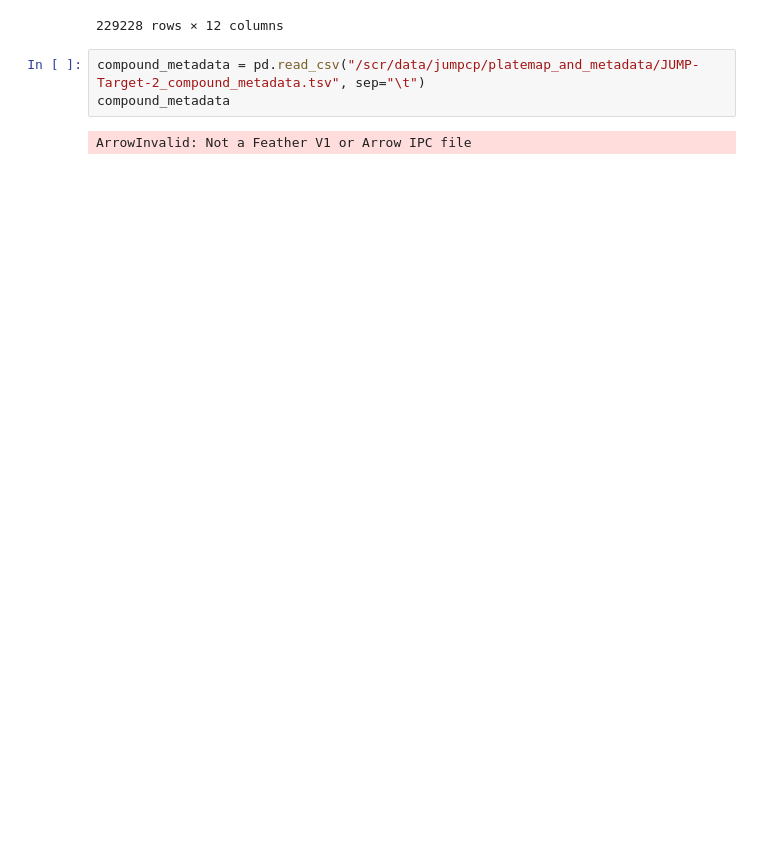
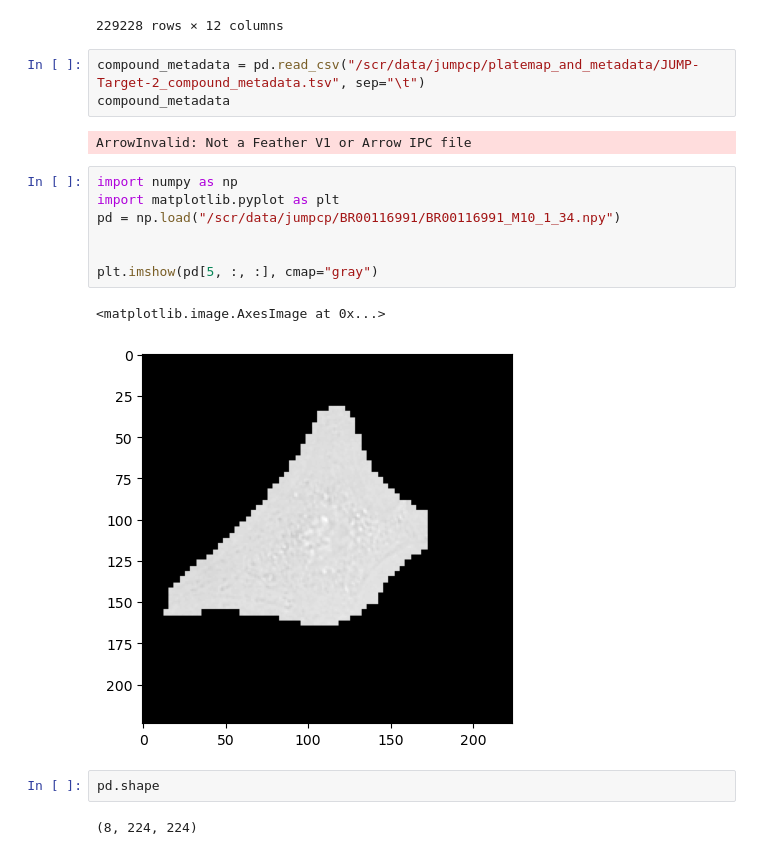
Before and after one commit to CaicedoLab/FoundationModelBenchmarks, a Jupyter notebook: jumpcp_eda.ipynb, the cells around one changed output. Drawn from its saved outputs; the diff is of its cells as text; blank space fills up the shorter version.

```diff
--- a/jumpcp_eda.ipynb
+++ b/jumpcp_eda.ipynb
@@ -23,3 +23,17 @@ compound_metadata = pd.read_csv("/scr/data/jumpcp/platemap_and_metadata/JUMP-Tar
 compound_metadata
 # %% [output]
 ArrowInvalid: Not a Feather V1 or Arrow IPC file
+# %%
+import numpy as np
+import matplotlib.pyplot as plt
+pd = np.load("/scr/data/jumpcp/BR00116991/BR00116991_M10_1_34.npy")
+
+
+plt.imshow(pd[5, :, :], cmap="gray")
+# %% [output]
+<matplotlib.image.AxesImage at 0x...>
+[figure, added]
+# %%
+pd.shape
+# %% [output]
+(8, 224, 224)
```
Also changed, not shown: 3 other files.
